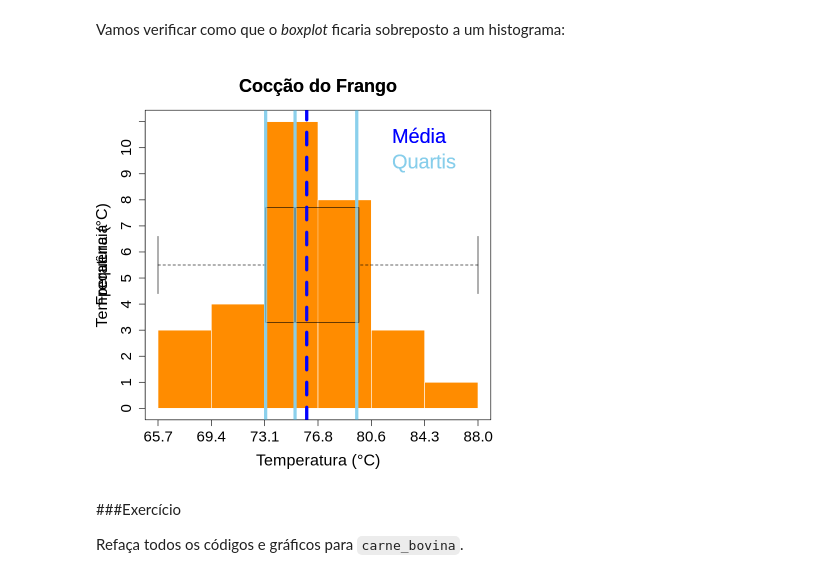
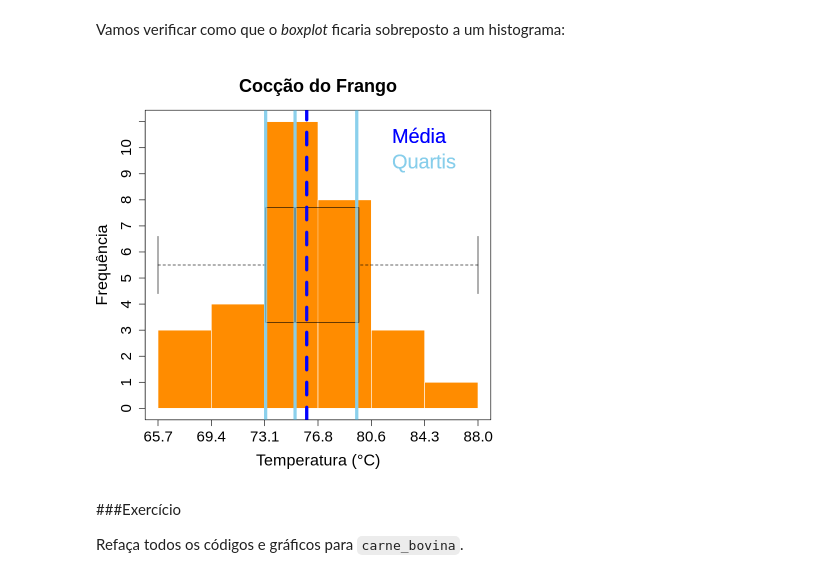
Before and after one commit to a-brhian/Probability_and_Statistics.pt, a Jupyter notebook: 01_Análise_Exploratória_de_Dados_(AED)_(DEVORE,_cap_1).ipynb, the cells around one changed output. Saved outputs shown, nothing was run; the diff lists cells and outputs as text; code cells hidden in the pictures.

```diff
--- a/01_Análise_Exploratória_de_Dados_(AED)_(DEVORE,_cap_1).ipynb
+++ b/01_Análise_Exploratória_de_Dados_(AED)_(DEVORE,_cap_1).ipynb
@@ -325,36 +334,36 @@ h <- hist(frango, breaks = intervalos, main = "Cocção do Frango",
      cex.axis = 1.5, cex.lab = 1.6, cex.main = 1.8, xaxt = "n", yaxt = "n")
 
 axis(2, at = seq(0, max(h$counts), by = 1), cex.axis = 1.5)
 axis(1, at = intervalos, cex.axis = 1.5, labels = sprintf("%.1f",intervalos))
 
 legend("topright", legend = c("Média", "Quartis"), text.col = c("blue", "skyblue"),
        col = c("blue", "skyblue"), lty = c(NA, NA), lwd = 5, cex = 2, bty = "n")
 
 abline(v=mean(frango),col=adjustcolor("blue",.9),lty=2,lwd=5)
 abline(v=quantile(frango,probs = c(.25,.5,.75)),col=adjustcolor("skyblue",.9),lty=1,lwd=5)
 
 #Comando para sobreposição de gráficos
 par(new = TRUE)
 
 #Boxplot
 bp <- boxplot(frango,
         horizontal=T,
-        main = "Cocção do Frango",
-        ylab = "Temperatura (°C)",
+        main = "",
+        ylab = "",
         col = adjustcolor("darkorange",.5),
         border = "black",
         cex.axis = 1.4,
         cex.lab = 1.6,
         cex.main = 1.8,
         xaxt = "n")
 
 legend("topright", legend = c("Média", "Quartis"), text.col = c("blue", "skyblue"),
        col = c("blue", "skyblue"), lty = c(NA, NA), lwd = 5, cex = 2, bty = "n")
 
 abline(v=mean(frango),col=adjustcolor("blue",.9),lty=2,lwd=5)
 abline(v=quantile(frango,probs = c(.25,.5,.75)),col=adjustcolor("skyblue",.7),lty=1,lwd=5)
 # %% [output]
-[figure, old version]
+[figure, new version]
 # %% [markdown]
 ###Exercício
 
```
Also changed, not shown: parts of 2 cells of this notebook.
